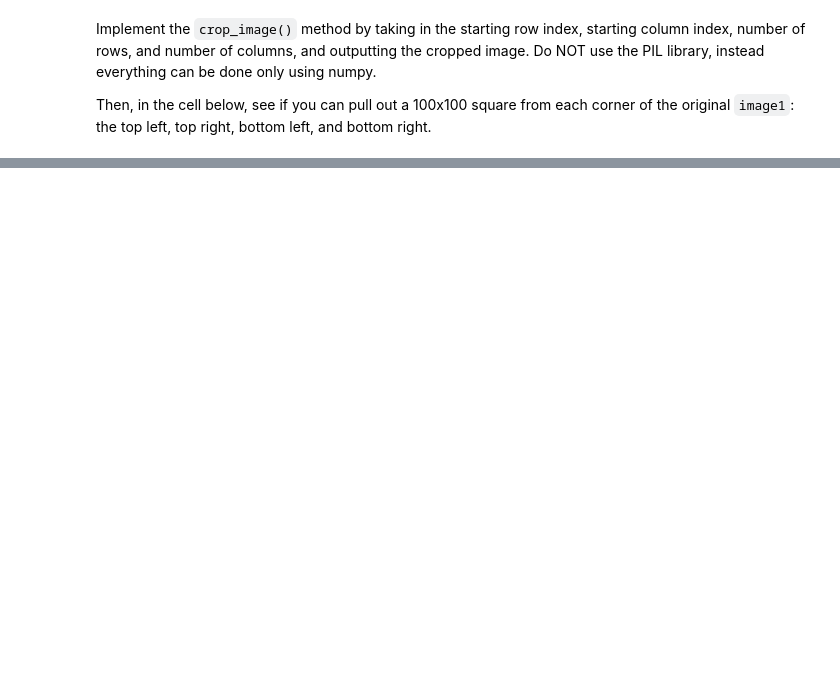
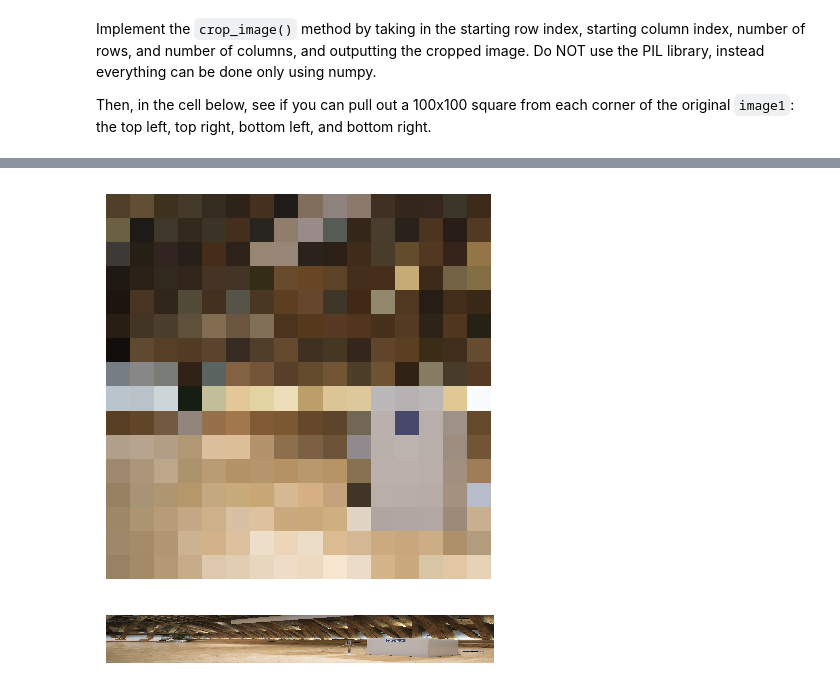
Before and after one commit to eliaslehner/computer_vision, a Jupyter notebook: 01/exercise_1.ipynb, the cells around one changed output, grey strips where cells are left out. Drawn from its saved outputs; the diff is of its cells as text; code cells hidden in the pictures; blank space fills up the shorter version.

```diff
--- a/01/exercise_1.ipynb
+++ b/01/exercise_1.ipynb
@@ -291,28 +300,43 @@ When you stretch it horizontally to 50x400, you should get:
 # %%
 def resize_image(input_image, output_rows, output_cols):
     """Resize an image using the nearest neighbor method.
     Args:
         input_image (np.ndarray): RGB image stored as an array, with shape
             `(input_rows, input_cols, 3)`.
         output_rows (int): Number of rows in our desired output image.
         output_cols (int): Number of columns in our desired output image.
     Returns:
         np.ndarray: Resized image, with shape `(output_rows, output_cols, 3)`.
     """
     input_rows, input_cols, channels = input_image.shape
     assert channels == 3
 
     # 1. Create the resized output image
     output_image = np.zeros(shape=(output_rows, output_cols, 3))
 
     # 2. Populate the `output_image` array using values from `input_image`
     #    > This should require two nested for loops!
     # *****BEGINNING OF YOUR CODE (DO NOT DELETE THIS LINE)*****
-    pass
+    # Get max values to get original size then divide by the new output size
+    row_scale_factor = input_rows / output_rows
+    col_scale_factor = input_cols / output_cols
+
+    for x in range(output_rows):
+        for y in range(output_cols):
+            # compute input_i and input_j as given above
+            input_x = int(x * row_scale_factor)
+            input_y = int(y * col_scale_factor)
+
+            # add found pixel to new output array
+            output_image[x, y] = input_image[input_x, input_y]
+
     # *****END OF YOUR CODE (DO NOT DELETE THIS LINE)*****
 
     # 3. Return the output image
     return output_image
 
 display(resize_image(image1, 16, 16))
 display(resize_image(image1, 50, 400))
+# %% [output]
+[figure, added]
+[figure, added]
```
Also changed, not shown: parts of 6 cells of this notebook, 1 other file.
